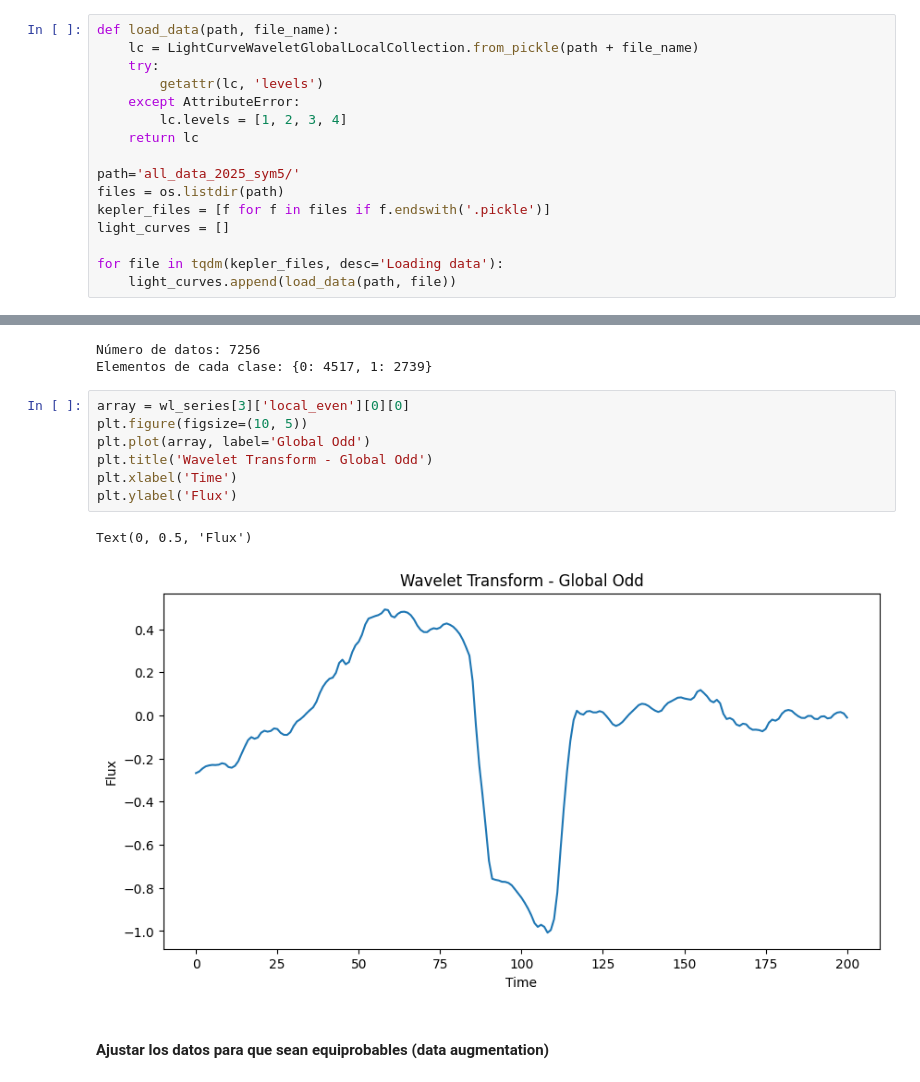
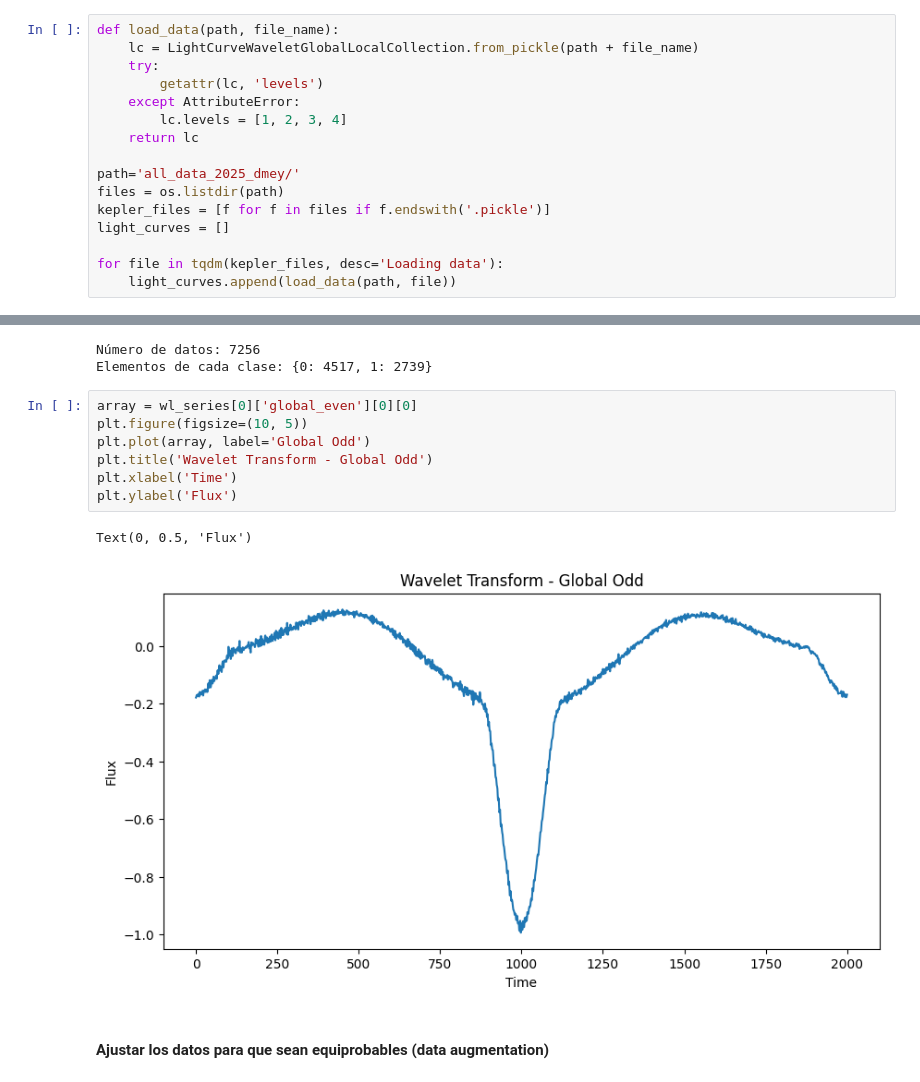
Before and after one commit to zmadru/ExoPlanet-Detection, a Jupyter notebook: Shallue_compactoWL.ipynb, the cells around one changed output, grey strips where cells are left out. Drawn from its saved outputs; the diff is of its cells as text.

```diff
--- a/Shallue_compactoWL.ipynb
+++ b/Shallue_compactoWL.ipynb
@@ -544,7 +544,7 @@ def load_data(path, file_name):
         lc.levels = [1, 2, 3, 4]
     return lc
 
-path='all_data_2025_sym5/'
+path='all_data_2025_dmey/'
 files = os.listdir(path)
 kepler_files = [f for f in files if f.endswith('.pickle')]
 light_curves = []
@@ -595,15 +595,15 @@ print('Elementos de cada clase:', {k: labels.count(k) for k in set(labels)})
 Número de datos: 7256
 Elementos de cada clase: {0: 4517, 1: 2739}
 # %%
-array = wl_series[3]['local_even'][0][0]
+array = wl_series[0]['global_even'][0][0]
 plt.figure(figsize=(10, 5))
 plt.plot(array, label='Global Odd')
 plt.title('Wavelet Transform - Global Odd')
 plt.xlabel('Time')
 plt.ylabel('Flux')
 # %% [output]
 Text(0, 0.5, 'Flux')
-[figure, old version]
+[figure, new version]
 # %% [markdown]
 #### Ajustar los datos para que sean equiprobables (data augmentation)
 # %%
```
Also changed, not shown: parts of 13 cells of this notebook, 3 other files.
